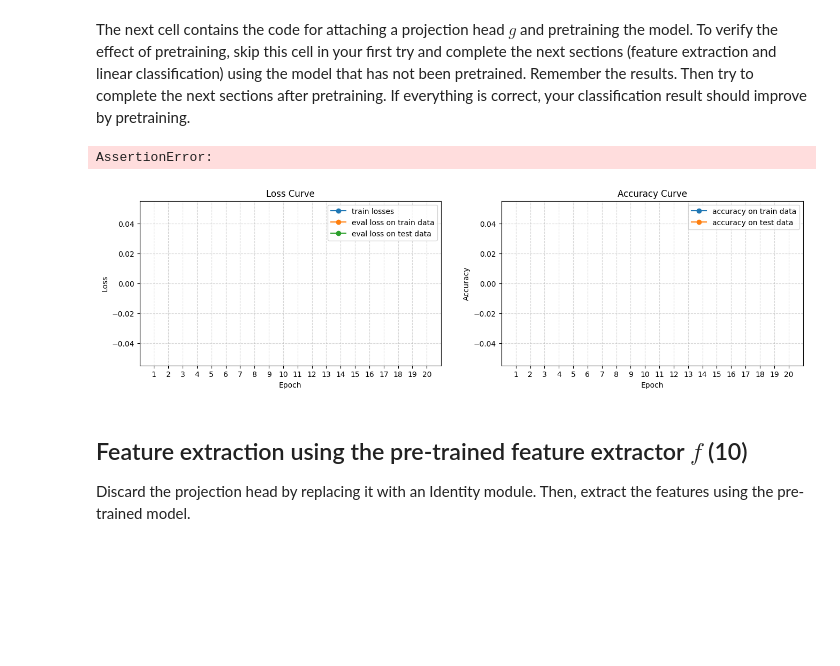
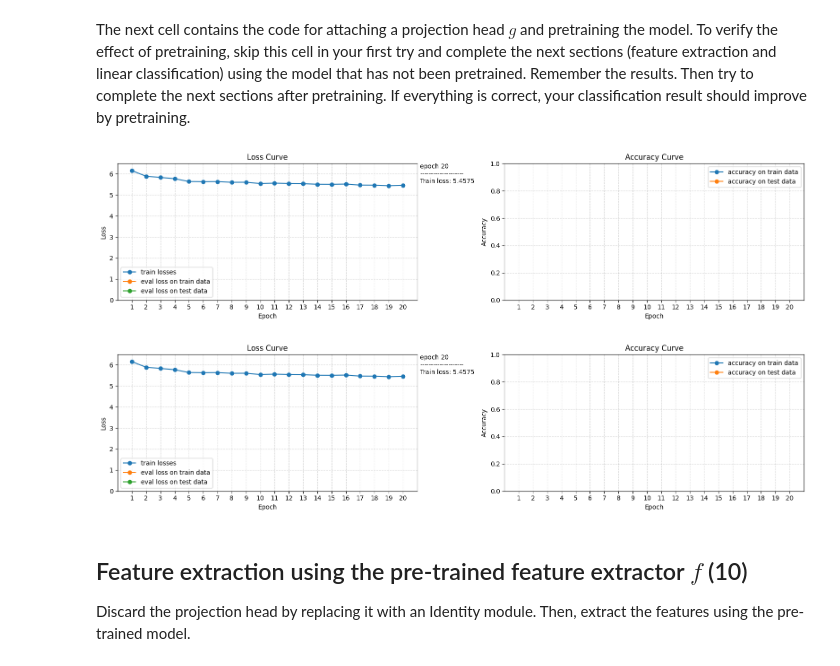
Before and after one commit to aitechroberts/deep_learning, a Jupyter notebook: HW11/HW11.ipynb, the cells around one changed output. Cells and saved outputs as stored; diff of their text form; code cells hidden in the pictures; blank space fills up the shorter version.

```diff
--- a/HW11/HW11.ipynb
+++ b/HW11/HW11.ipynb
@@ -214,11 +212,13 @@ class Augment:
                         T.RandomResizedCrop(
                 img_size,
                 scale=(0.08, 1.0),
-                interpolation=InterpolationMode.BICUBIC,
+                interpolation=InterpolationMode.BILINEAR,
             ),
             T.RandomHorizontalFlip(p=0.5),
             T.RandomApply([color_jitter], p=0.8),
             T.RandomGrayscale(p=0.2),
+            # T.Normalize(mean=(0.5, 0.5, 0.5),
+            #             std=(0.5, 0.5, 0.5)),   # ⇢ range ~[-1,1]
         ])
 
 
@@ -248,12 +248,11 @@ def train_epoch(
     losses = []
 
     for x, y in trainloader:
-
-        x, y = x.to(device), y.to(device)
         optimizer.zero_grad()
 
         if augment is None:
             # supervised learning
+            x, y = x.to(device, non_blocking=True), y.to(device, non_blocking=True)
             y_pred = model(x)
             loss = loss_fn(y_pred, y)
         else:
@@ -262,12 +261,37 @@ def train_epoch(
             x1 = augment(x)
             x2 = augment(x)
 
+            # sanity-check aug
+            for name, t in [('x1', x1), ('x2', x2)]:
+                if not torch.isfinite(t).all():
+                    raise RuntimeError(f'{name} has NaN/Inf *after augment*')
+
+            # move to GPU
+            x1 = x1.to(device, non_blocking=True)
+            x2 = x2.to(device, non_blocking=True)
+
             # push both through the backbone + projector
             z1 = model(x1)
             z2 = model(x2)
 
             # NT-Xent / Barlow-Twins etc.
+            # --- DEBUG ---------------------------------------------------------
+            for name, t in [('z1', z1), ('z2', z2)]:
+                if not torch.isfinite(t).all():
+                    raise RuntimeError(f'{name} has NaN/Inf *after model*')
+
+            # L2-normalise
+            z1 = F.normalize(z1, dim=1, eps=1e-8)
+            z2 = F.normalize(z2, dim=1, eps=1e-8)
+
+            if not torch.isfinite(z1).all() or not torch.isfinite(z2).all():
+                raise RuntimeError('NaN after normalisation')
+
+            # NT-Xent
             loss = loss_fn(z1, z2)
+
+            if not torch.isfinite(loss):
+                raise RuntimeError('NaN in NT-Xent')
 
         loss.backward()
         optimizer.step()
@@ -275,6 +299,7 @@ def train_epoch(
 
         assert not torch.isnan(loss)
         assert not torch.isinf(loss)
+        assert torch.isfinite(loss), "loss became inf / NaN"
 
     return losses
 
@@ -422,38 +447,40 @@ The next cell contains the code for attaching a projection head $g$ and pretrain
 in_dim = model.fc.in_features          # 512 for ResNet-18
 model.fc = nn.Sequential(
     nn.Linear(in_dim, 2048, bias=False),
+    # nn.BatchNorm1d(2048),
     nn.ReLU(inplace=True),
     nn.Linear(2048, 128, bias=False),
+    # nn.BatchNorm1d(128),
 )
 
 
 loss_fn = NT_Xent(temp = 0.5) # DO NOT CHANGE!
 augment = Augment()
 
 # SSL training configuration:
 ssl_config = dict(
     optim_name = 'Adam',
     optim_config = dict(lr=1e-3),
     lr_scheduler_name = 'ReduceLROnPlateau',
-    lr_scheduler_config = dict(factor=0.1, patience=2),
+    lr_scheduler_config = dict(factor=0.3, patience=2),
     n_epochs = 20,
-    batch_size = 256, # Bigger batch sizes are better for contrastive learning
+    batch_size = 512, # Bigger batch sizes are better for contrastive learning
     )
 
 # Run the SSL training
 tracker = train(
     model = model,
     train_dataset = train_dataset,
     test_dataset = None,
     loss_fn = loss_fn,
     augment = augment,
     device = Device,
     plot_freq = 1,
     **ssl_config,
     )
 # %% [output]
-AssertionError:
-[figure, old version]
+[figure, new version]
+[figure, added]
 # %% [markdown]
 ## Feature extraction using the pre-trained feature extractor $f$ (10)
 
```
Also changed, not shown: parts of 7 cells of this notebook, 1 other file.
